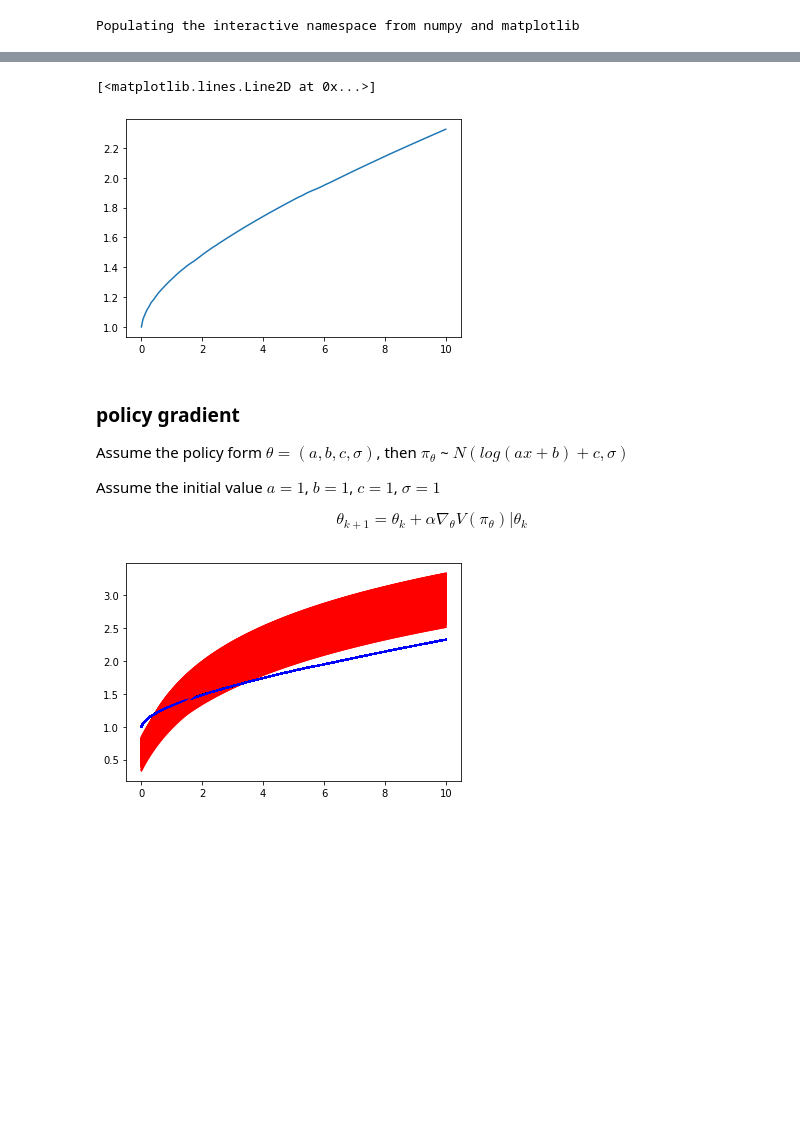
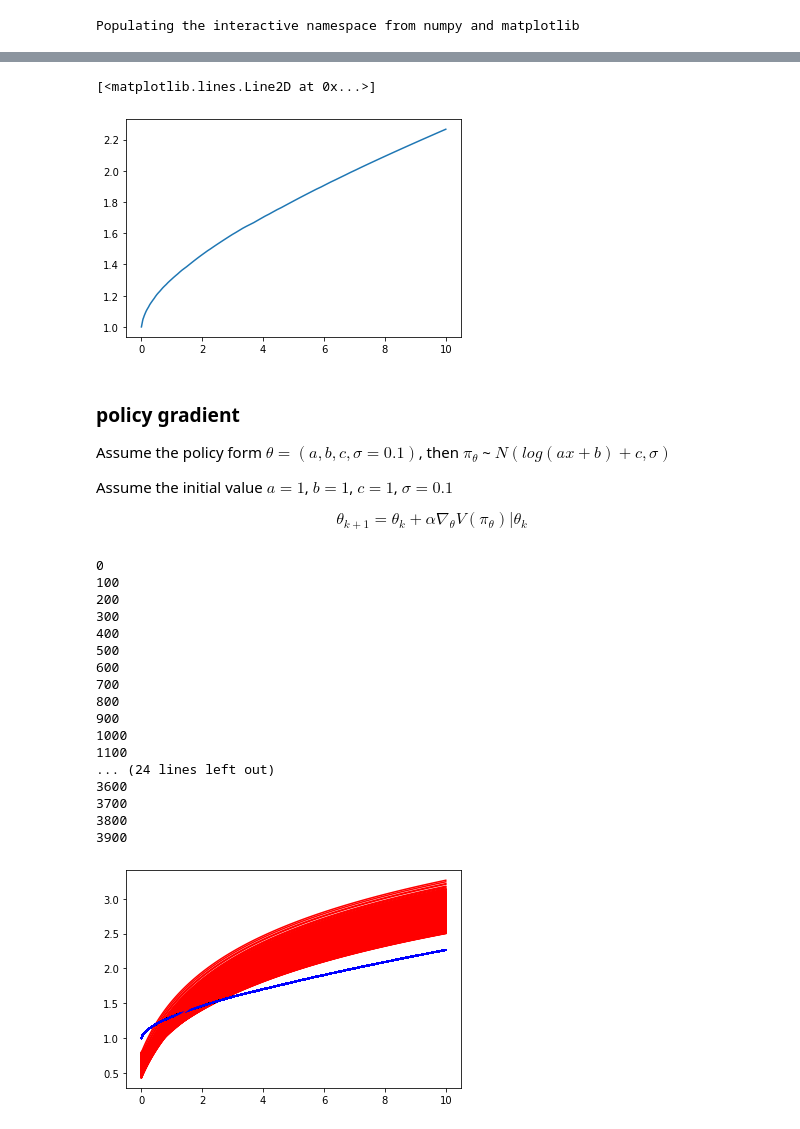
Before and after one commit to dongxulee/lifeCycle, a Jupyter notebook: 20210115/policyGradient .ipynb, the cells around one changed output, grey strips where cells are left out. Cells and saved outputs as stored; diff of their text form; code cells hidden in the pictures; blank space fills up the shorter version.

Commit message:
policy gradient linear policy

```diff
--- a/20210115/policyGradient .ipynb
+++ b/20210115/policyGradient .ipynb
@@ -20,26 +20,27 @@ Populating the interactive namespace from numpy and matplotlib
 # discounting factor
 beta = 0.95
 # wealth level
-w_low = 0
+w_low = 1
 w_high = 10
 # interest rate
-r = 0.02
+r_up = 0.02
+r_down = 0.01
 # deterministic income
 y = 1
 # good state and bad state economy with equal probability 0.5
-# with good investment return 0.05 or bad investment return -0.05
-ws = np.linspace(0.001,10**(1/2),100)**2
+# with good investment return 0.02 or bad investment return -0.01
+ws = np.linspace(0.01,10**(0.5),100)**2
 Vs = np.zeros(100)
 Cs = np.zeros(100)
 # %%
 # Value iteration
-for j in range(50):
+for j in range(30):
     if j % 10 == 0:
         print(j)
     for i in range(len(ws)):
         w = ws[i]
         def obj(c):
-            return -(u(c) + beta*(np.interp((y+w-c)*(1+r), ws, Vs) + np.interp((y+w-c)*(1-r), ws, Vs))/2)
+            return -(u(c) + beta*(np.interp((y+w-c)*(1+r_up), ws, Vs) + np.interp((y+w-c)*(1-r_down), ws, Vs))/2)
         bounds = [(0.0001, y+w-0.0001)]
         res = minimize(obj, 0.0001, method='SLSQP', bounds=bounds)
         Cs[i] = res.x[0]
@@ -59,17 +58,17 @@ plt.plot(ws,Vs)
 plt.plot(ws,Cs)
 # %% [output]
 [<matplotlib.lines.Line2D at 0x...>]
-[figure, old version]
+[figure, new version]
 # %% [markdown]
 ### policy gradient
-Assume the policy form $\theta = (a,b,c, \sigma)$, then $\pi_\theta$ ~ $N(log(ax+b)+c, \sigma)$
+Assume the policy form $\theta = (a,b,c, \sigma =0.1)$, then $\pi_\theta$ ~ $N(log(ax+b)+c, \sigma)$
 
-Assume the initial value $a = 1$, $b = 1$, $c = 1$, $\sigma = 1$
+Assume the initial value $a = 1$, $b = 1$, $c = 1$, $\sigma = 0.1$
 
 
 $$\theta_{k+1} = \theta_{k} + \alpha  \nabla_\theta V(\pi_\theta)|\theta_k$$
 # %%
-# simulation step T = 100
+# simulation step T = 20
 T = 20
 def mu(theta, w):
     return np.log(theta[0] * w + theta[1]) + theta[2]
@@ -81,15 +80,18 @@ def simSinglePath(theta):
     w = np.random.choice(ws)
     for t in range(T):
         c = np.random.normal(mu(theta, w), theta[3])
-        while c < 0.0001 or c > w+y-0.0001:
+        while c < 0.001 or c > w+y-0.001:
             c = np.random.normal(mu(theta, w), theta[3])
         wPath[t] = w
         aPath[t] = c
-        rPath[t] = np.log(c)*(beta**t)
+        try:
+            rPath[t] = np.log(c)*(beta**t)
+        except:
+            print(c)
         if np.random.uniform(0,1) > 0.5:
-            w = (w+y-c) * (1+r)
+            w = (w+y-c) * (1+r_up)
         else:
-            w = (w+y-c) * (1-r)
+            w = (w+y-c) * (1-r_down)
     return wPath, aPath, rPath
 
 
@@ -101,13 +103,11 @@ def gradientV(theta, D = 100):
     newGrad = np.zeros(len(theta))
     for d in range(D):
         wp, ap, rp = simSinglePath(theta)
-        newGrad[0] = np.sum((ap - mu(theta, wp))/(theta[3]**2)*(w/(theta[0]*w + theta[1])))
-        newGrad[1] = np.sum((ap - mu(theta, wp))/(theta[3]**2)*(1/(theta[0]*w + theta[1])))
+        newGrad[0] = np.sum((ap - mu(theta, wp))/(theta[3]**2)*(wp/(theta[0]*wp + theta[1])))
+        newGrad[1] = np.sum((ap - mu(theta, wp))/(theta[3]**2)*(1/(theta[0]*wp + theta[1])))
         newGrad[2] = np.sum((ap - mu(theta, wp))/(theta[3]**2))
-        #newGrad[3] = np.sum((((ap - mu(theta, wp))**2 - theta[3]**2)/(theta[3]**3)))
         grad += newGrad * np.sum(rp)
     grad /= D
-    grad[-1] = 0
     return grad
 
 def updateTheta(theta):
@@ -115,7 +115,6 @@ def updateTheta(theta):
     return theta
 
 
-import time
 def plot(theta):
     def f(x):
         return np.log(theta[0]*x + theta[1]) + theta[2]
@@ -123,15 +122,35 @@ def plot(theta):
     plt.plot(ws, f(ws), 'r')
 # %%
 # c < 0 or c > w + 5, then reward -100
+N = 4000
 # initial theta
-theta = [1,1,1,0.1]
+theta = [1,1,1,0.2]
 # gradient ascend step size
 alpha = 0.001
 # store theta
-THETA = np.zeros((3,10000))
-for i in range(10000):
+THETA = np.zeros((3,N))
+for i in range(N):
+    if i%100 ==0:
+        print(i)
     theta = updateTheta(theta)
     THETA[:,i] = theta[:3]
     plot(theta)
 # %% [output]
+0
+100
+200
+300
+400
+500
+600
+700
+800
+900
+1000
+1100
+... (24 lines left out)
+3600
+3700
+3800
+3900
-[figure, old version]
+[figure, new version]
```
Also changed, not shown: parts of 13 cells of this notebook.
